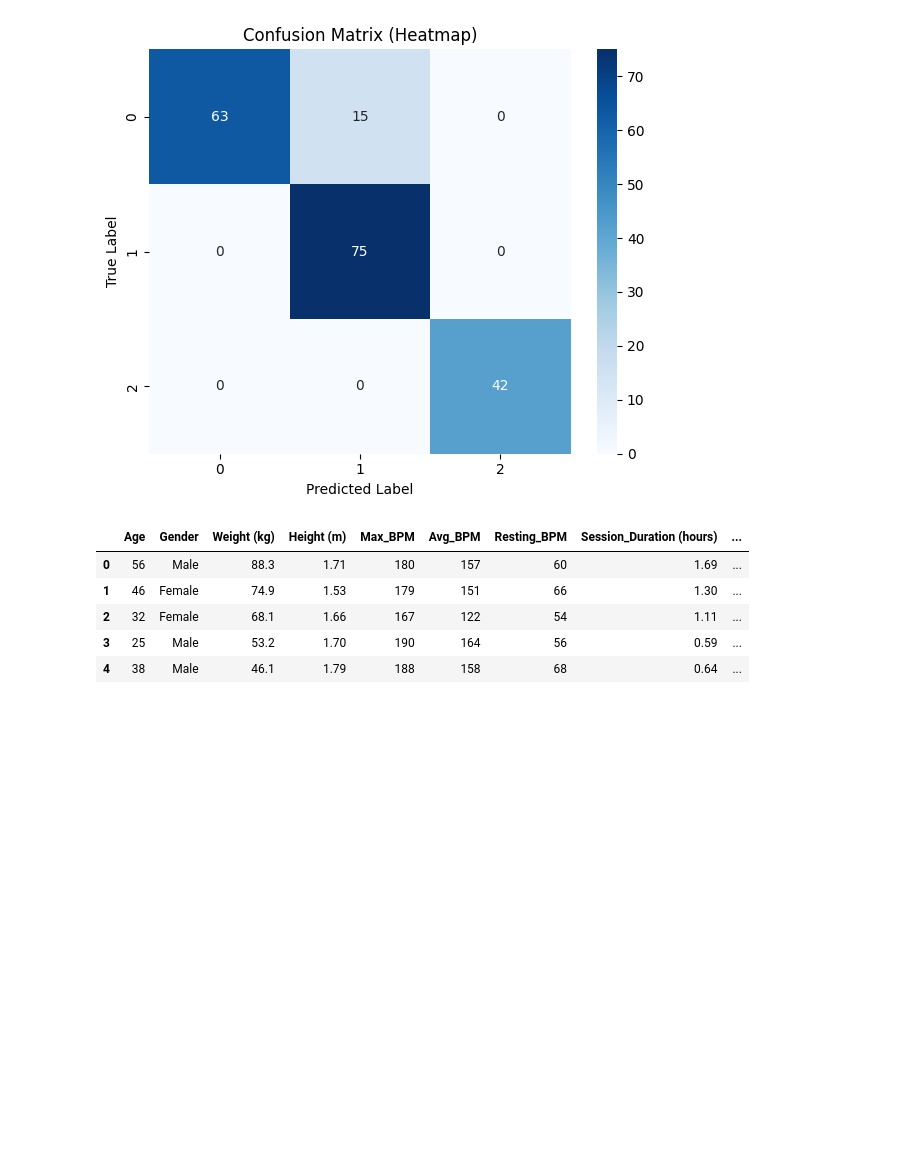
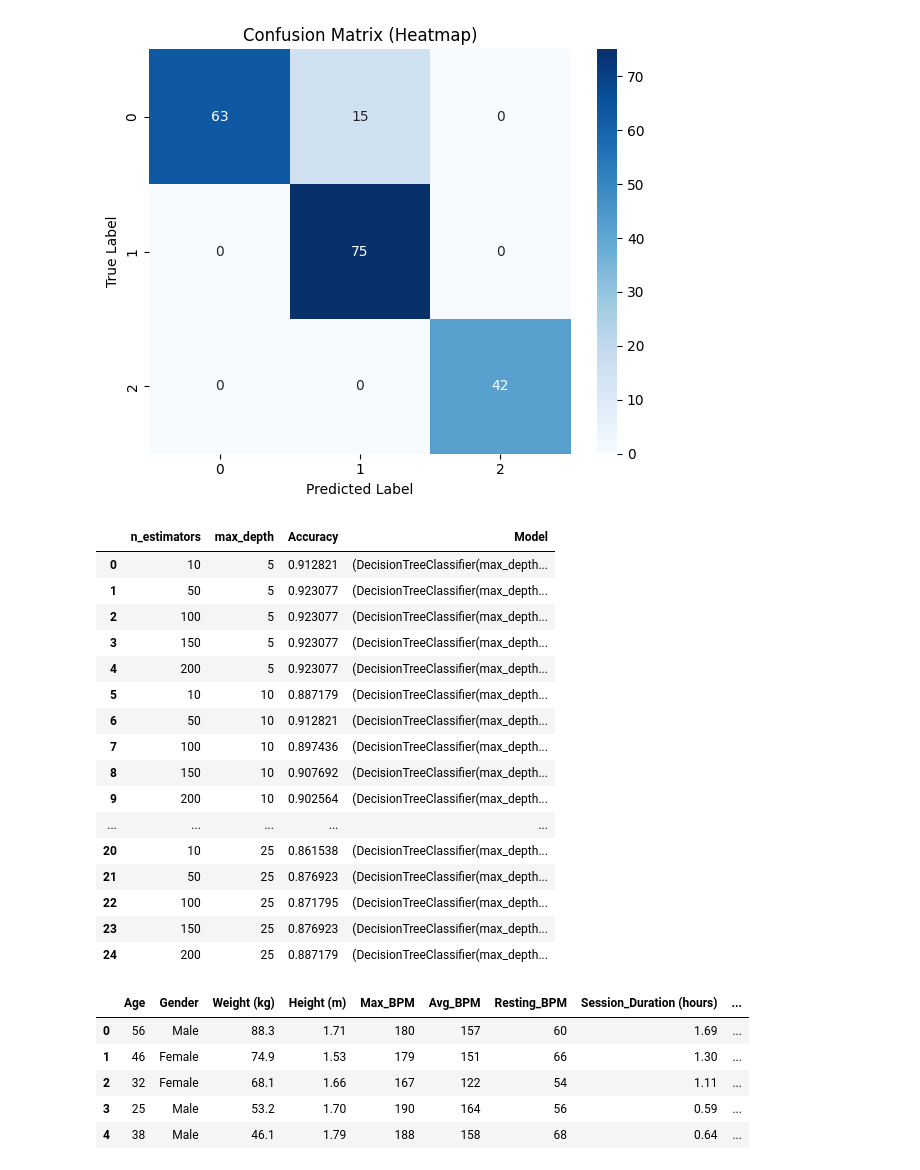
Before and after one commit to 4ommyx/Personalized-Promotion-for-Gym-Members, a Jupyter notebook: gym_aom.ipynb, the cells around one changed output. Drawn from its saved outputs; the diff is of its cells as text; code cells hidden in the pictures; blank space fills up the shorter version.

```diff
--- a/gym_aom.ipynb
+++ b/gym_aom.ipynb
@@ -369,5 +378,5 @@ top10_logs
 # %%
-from sklearn.metrics import classification_report, confusion_matrix
+from sklearn.metrics import confusion_matrix
 
 ### train model (grid scarch + top 4 feat)
 def rf_select_feat(feat = 3):
@@ -451,8 +460,10 @@ def rf_select_feat(feat = 3):
     plt.tight_layout()
     plt.show()
 
+    return df_results
+
 # call func
-rf_select_feat(3)
+df_log_grid = rf_select_feat(3)
 # # Confusion Matrix
 #     print("\nConfusion Matrix:")
 #     cm = confusion_matrix(y_test_df, best_model.predict(X_sel_test_scaled))
@@ -480,3 +491,23 @@ weighted avg       0.94      0.92      0.92       195
  [ 0 75  0]
  [ 0  0 42]]
 [figure]
+# %%
+df_log_grid
+# %% [output]
+|  | n_estimators | max_depth | Accuracy | Model |
+| 0 | 10 | 5 | 0.912821 | (DecisionTreeClassifier(max_depth... |
+| 1 | 50 | 5 | 0.923077 | (DecisionTreeClassifier(max_depth... |
+| 2 | 100 | 5 | 0.923077 | (DecisionTreeClassifier(max_depth... |
+| 3 | 150 | 5 | 0.923077 | (DecisionTreeClassifier(max_depth... |
+| 4 | 200 | 5 | 0.923077 | (DecisionTreeClassifier(max_depth... |
+| 5 | 10 | 10 | 0.887179 | (DecisionTreeClassifier(max_depth... |
+| 6 | 50 | 10 | 0.912821 | (DecisionTreeClassifier(max_depth... |
+| 7 | 100 | 10 | 0.897436 | (DecisionTreeClassifier(max_depth... |
+| 8 | 150 | 10 | 0.907692 | (DecisionTreeClassifier(max_depth... |
+| 9 | 200 | 10 | 0.902564 | (DecisionTreeClassifier(max_depth... |
+| ... | ... | ... | ... | ... |
+| 20 | 10 | 25 | 0.861538 | (DecisionTreeClassifier(max_depth... |
+| 21 | 50 | 25 | 0.876923 | (DecisionTreeClassifier(max_depth... |
+| 22 | 100 | 25 | 0.871795 | (DecisionTreeClassifier(max_depth... |
+| 23 | 150 | 25 | 0.876923 | (DecisionTreeClassifier(max_depth... |
+| 24 | 200 | 25 | 0.887179 | (DecisionTreeClassifier(max_depth... |
```
Also changed, not shown: parts of 8 cells of this notebook.
